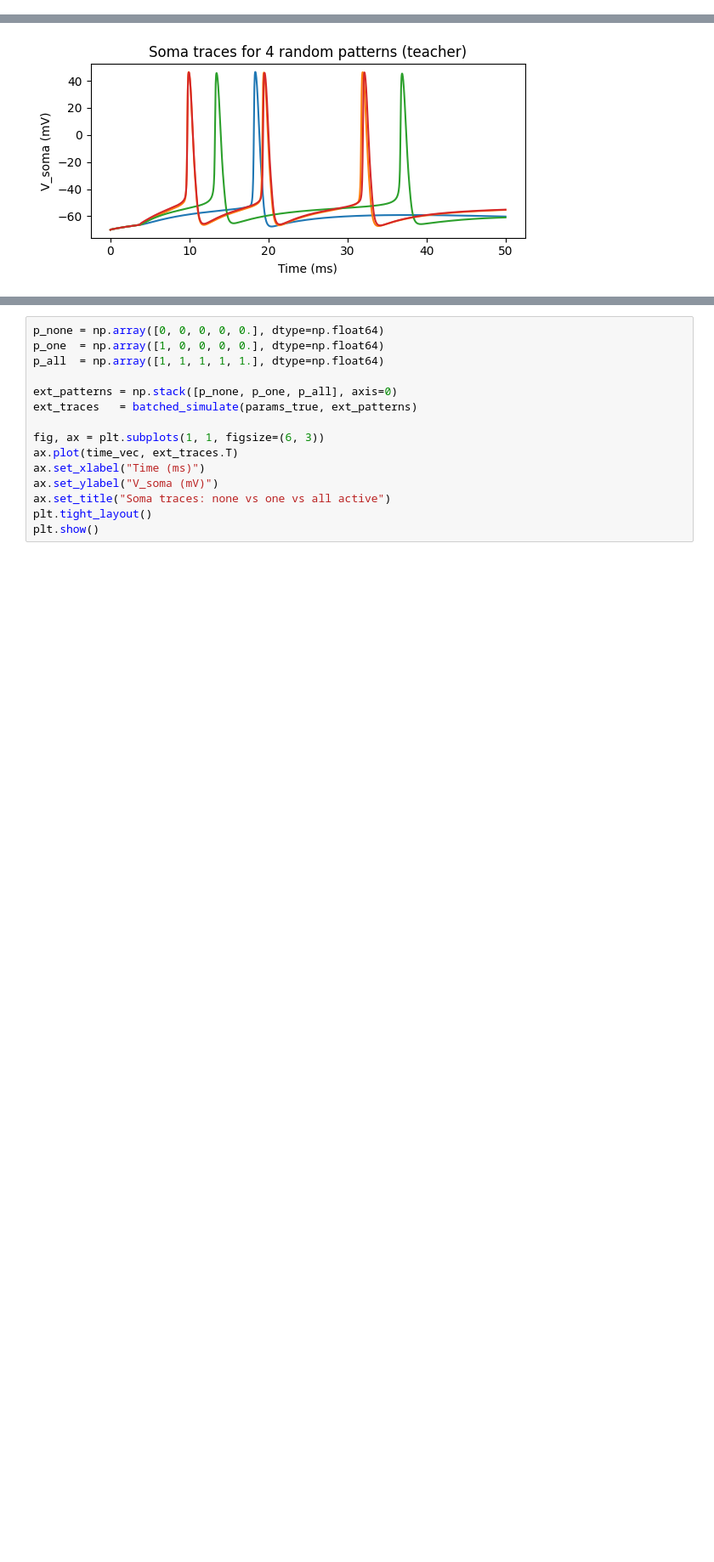
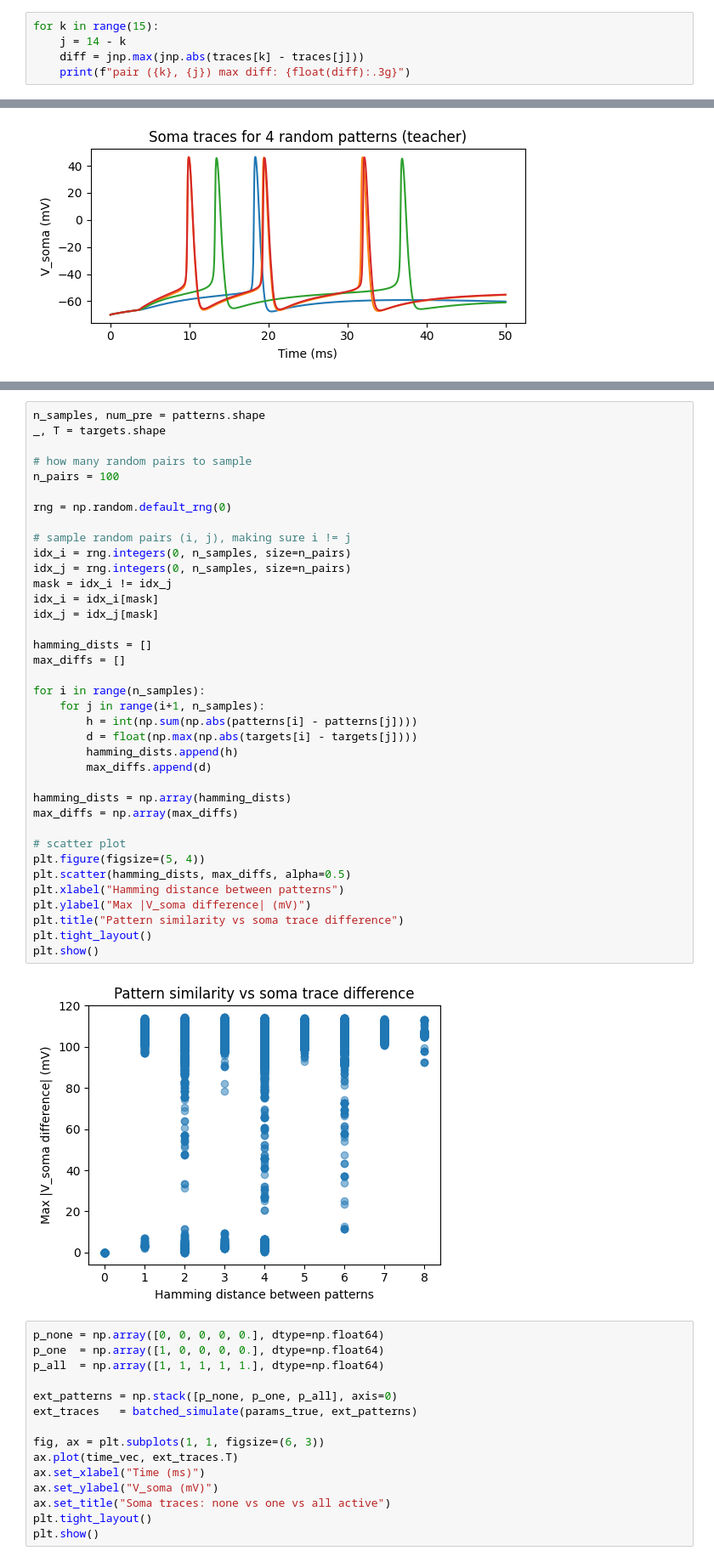
Before and after one commit to itzelts/jaxneuro, a Jupyter notebook: notebooks/multicomp_jaxley copy.ipynb, the cells around one changed output, grey strips where cells are left out. Shown at 85% size. Saved outputs shown, nothing was run; the diff lists cells and outputs as text; blank space fills up the shorter version.

```diff
--- a/notebooks/multicomp_jaxley copy.ipynb
+++ b/notebooks/multicomp_jaxley copy.ipynb
@@ -243,3 +243,8 @@ comp 13 shape: (2002,)
 max diff soma vs comp 13: 4.61865
 comp 14 shape: (2002,)
 max diff soma vs comp 14: 4.24372e-11
+# %%
+for k in range(15):
+    j = 14 - k
+    diff = jnp.max(jnp.abs(traces[k] - traces[j]))
+    print(f"pair ({k}, {j}) max diff: {float(diff):.3g}")
@@ -482,3 +548,42 @@ plt.show()
+# %%
+n_samples, num_pre = patterns.shape
+_, T = targets.shape
+
+# how many random pairs to sample
+n_pairs = 100
+
+rng = np.random.default_rng(0)
+
+# sample random pairs (i, j), making sure i != j
+idx_i = rng.integers(0, n_samples, size=n_pairs)
+idx_j = rng.integers(0, n_samples, size=n_pairs)
+mask = idx_i != idx_j
+idx_i = idx_i[mask]
+idx_j = idx_j[mask]
+
+hamming_dists = []
+max_diffs = []
+
+for i in range(n_samples):
+    for j in range(i+1, n_samples):
+        h = int(np.sum(np.abs(patterns[i] - patterns[j])))
+        d = float(np.max(np.abs(targets[i] - targets[j])))
+        hamming_dists.append(h)
+        max_diffs.append(d)
+
+hamming_dists = np.array(hamming_dists)
+max_diffs = np.array(max_diffs)
+
+# scatter plot
+plt.figure(figsize=(5, 4))
+plt.scatter(hamming_dists, max_diffs, alpha=0.5)
+plt.xlabel("Hamming distance between patterns")
+plt.ylabel("Max |V_soma difference| (mV)")
+plt.title("Pattern similarity vs soma trace difference")
+plt.tight_layout()
+plt.show()
+# %% [output]
+[figure, added]
 # %%
 p_none = np.array([0, 0, 0, 0, 0.], dtype=np.float64)
 p_one  = np.array([1, 0, 0, 0, 0.], dtype=np.float64)
```
Also changed, not shown: parts of 47 cells of this notebook.
